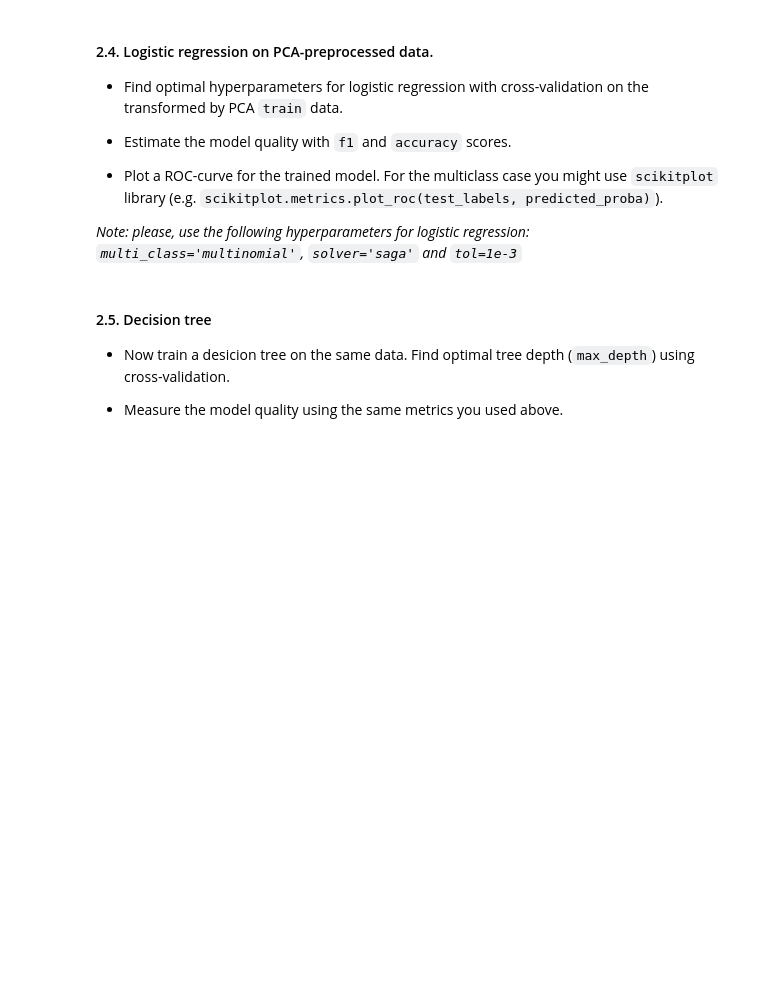
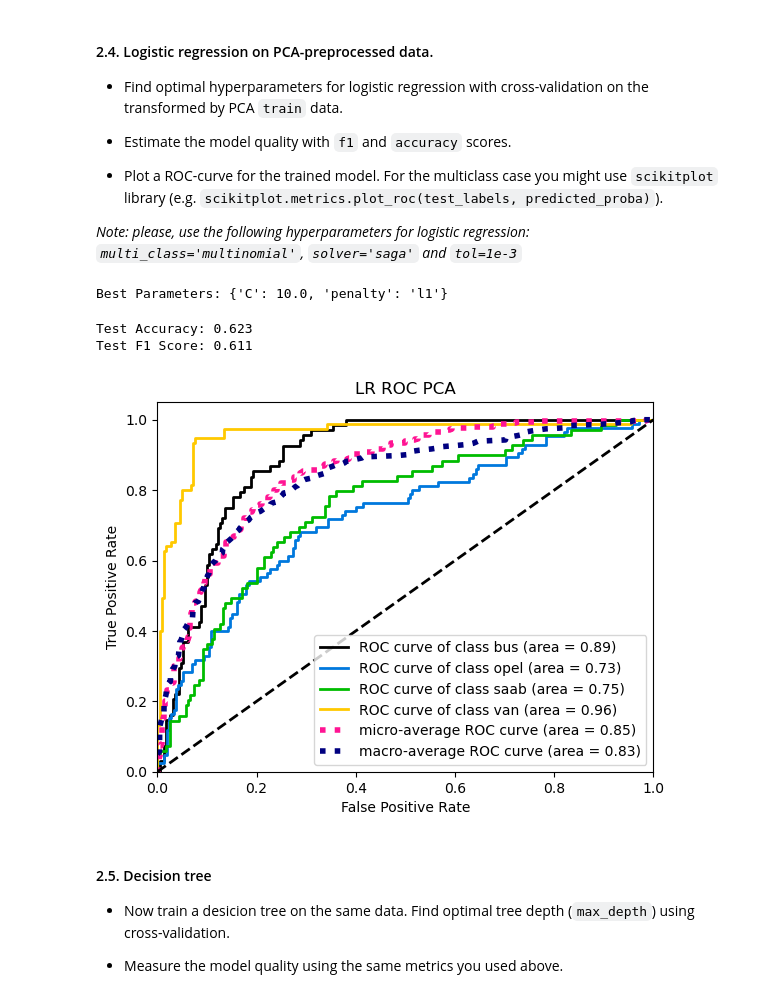
Before and after one commit to Katrin-Pochtar/Masters, a Jupyter notebook: Semester_2/Advanced_ML/Lab1_part2_ml_pipeline.ipynb, the cells around one changed output. Saved outputs shown, nothing was run; the diff lists cells and outputs as text; code cells hidden in the pictures; blank space fills up the shorter version.

```diff
--- a/Semester_2/Advanced_ML/Lab1_part2_ml_pipeline.ipynb
+++ b/Semester_2/Advanced_ML/Lab1_part2_ml_pipeline.ipynb
@@ -177,3 +259,12 @@ print(X_train.shape, y_train.shape, X_test.shape, y_test.shape)
+# %%
+### YOUR CODE HERE
+# 7 or 8 components capture ~ 95% of the variance
+# data should be normilixed and it is already done previously
+
+
+pca = PCA(n_components=8)
+X_train_pca = pca.fit_transform(X_train)
+X_test_pca = pca.transform(X_test)
 # %% [markdown]
 **Note: From this point `sklearn` [Pipeline](https://scikit-learn.org/stable/modules/compose.html) might be useful to perform transformations on the data. Refer to the [docs](https://scikit-learn.org/stable/modules/generated/sklearn.pipeline.Pipeline.html) for more information.**
 # %% [markdown]
@@ -189,3 +278,27 @@ print(X_train.shape, y_train.shape, X_test.shape, y_test.shape)
+# %%
+### YOUR CODE HERE
+grid_search.fit(X_train_pca, y_train)
+
+best_lr = grid_search.best_estimator_
+print("Best Parameters:", grid_search.best_params_)
+# %% [output]
+Best Parameters: {'C': 10.0, 'penalty': 'l1'}
+# %%
+y_pred = best_lr.predict(X_test_pca)
+y_proba = best_lr.predict_proba(X_test_pca)
+# %%
+accuracy = accuracy_score(y_test, y_pred)
+f1 = f1_score(y_test, y_pred, average='macro')
+print(f"Test Accuracy: {accuracy:.3f}")
+print(f"Test F1 Score: {f1:.3f}")
+# %% [output]
+Test Accuracy: 0.623
+Test F1 Score: 0.611
+# %%
+scikitplot.metrics.plot_roc(y_test, y_proba, title="LR ROC PCA")
+plt.show()
+# %% [output]
+[figure, added]
 # %% [markdown]
 #### 2.5. Decision tree
 * Now train a desicion tree on the same data. Find optimal tree depth (`max_depth`) using cross-validation.
```
Also changed, not shown: parts of 40 cells of this notebook.
